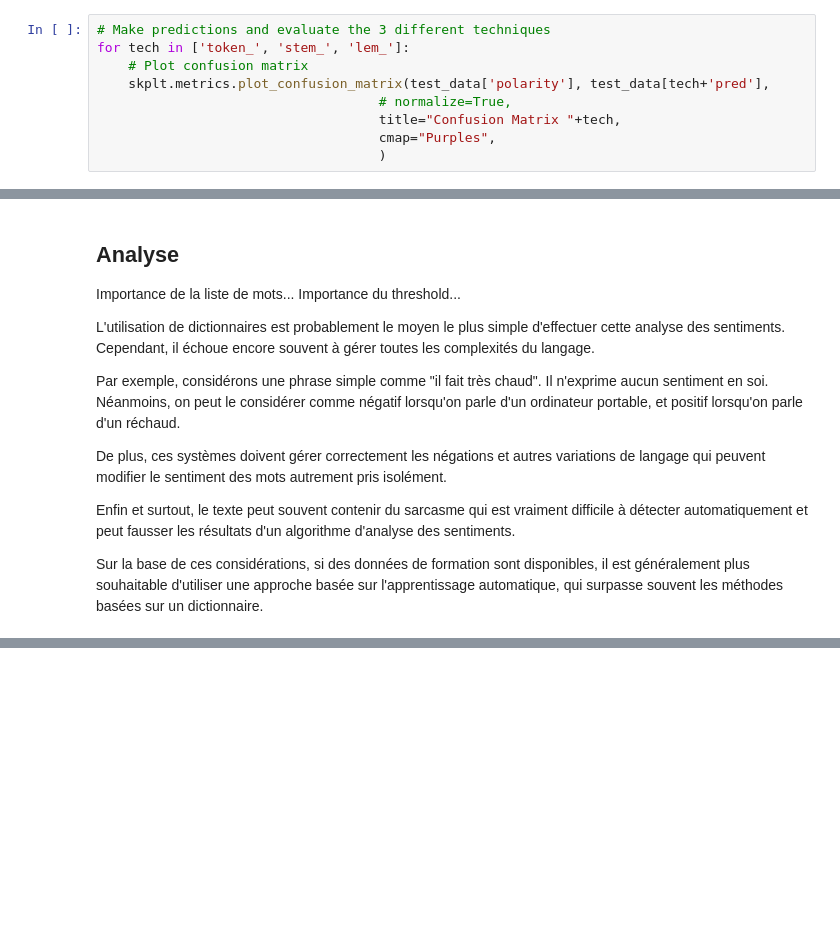
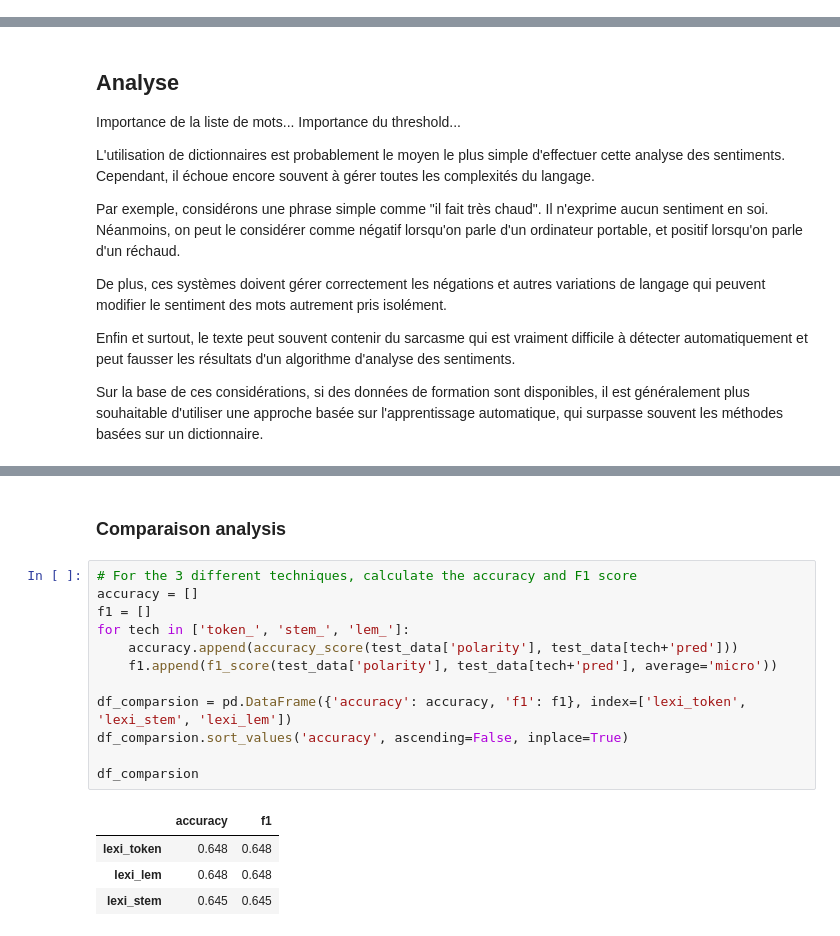
Before and after one commit to Vachonni/TrainingNLP, a Jupyter notebook: notebooks/FormationNLP-lexical.ipynb, the cells around one changed output, grey strips where cells are left out. Drawn from its saved outputs; the diff is of its cells as text; blank space fills up the shorter version.

```diff
--- a/notebooks/FormationNLP-lexical.ipynb
+++ b/notebooks/FormationNLP-lexical.ipynb
@@ -203,9 +198,0 @@ lem_report
-# %%
-# Make predictions and evaluate the 3 different techniques
-for tech in ['token_', 'stem_', 'lem_']:
-    # Plot confusion matrix
-    skplt.metrics.plot_confusion_matrix(test_data['polarity'], test_data[tech+'pred'],
-                                    # normalize=True,
-                                    title="Confusion Matrix "+tech,
-                                    cmap="Purples",
-                                    )
@@ -231,0 +238,19 @@ Sur la base de ces considérations, si des données de formation sont disponible
+# %% [markdown]
+### Comparaison analysis
+# %%
+# For the 3 different techniques, calculate the accuracy and F1 score
+accuracy = []
+f1 = []
+for tech in ['token_', 'stem_', 'lem_']:
+    accuracy.append(accuracy_score(test_data['polarity'], test_data[tech+'pred']))
+    f1.append(f1_score(test_data['polarity'], test_data[tech+'pred'], average='micro'))
+
+df_comparsion = pd.DataFrame({'accuracy': accuracy, 'f1': f1}, index=['lexi_token', 'lexi_stem', 'lexi_lem'])
+df_comparsion.sort_values('accuracy', ascending=False, inplace=True)
+
+df_comparsion
+# %% [output]
+|  | accuracy | f1 |
+| lexi_token | 0.648 | 0.648 |
+| lexi_lem | 0.648 | 0.648 |
+| lexi_stem | 0.645 | 0.645 |
```
Also changed, not shown: parts of 9 cells of this notebook, 2 other files.
